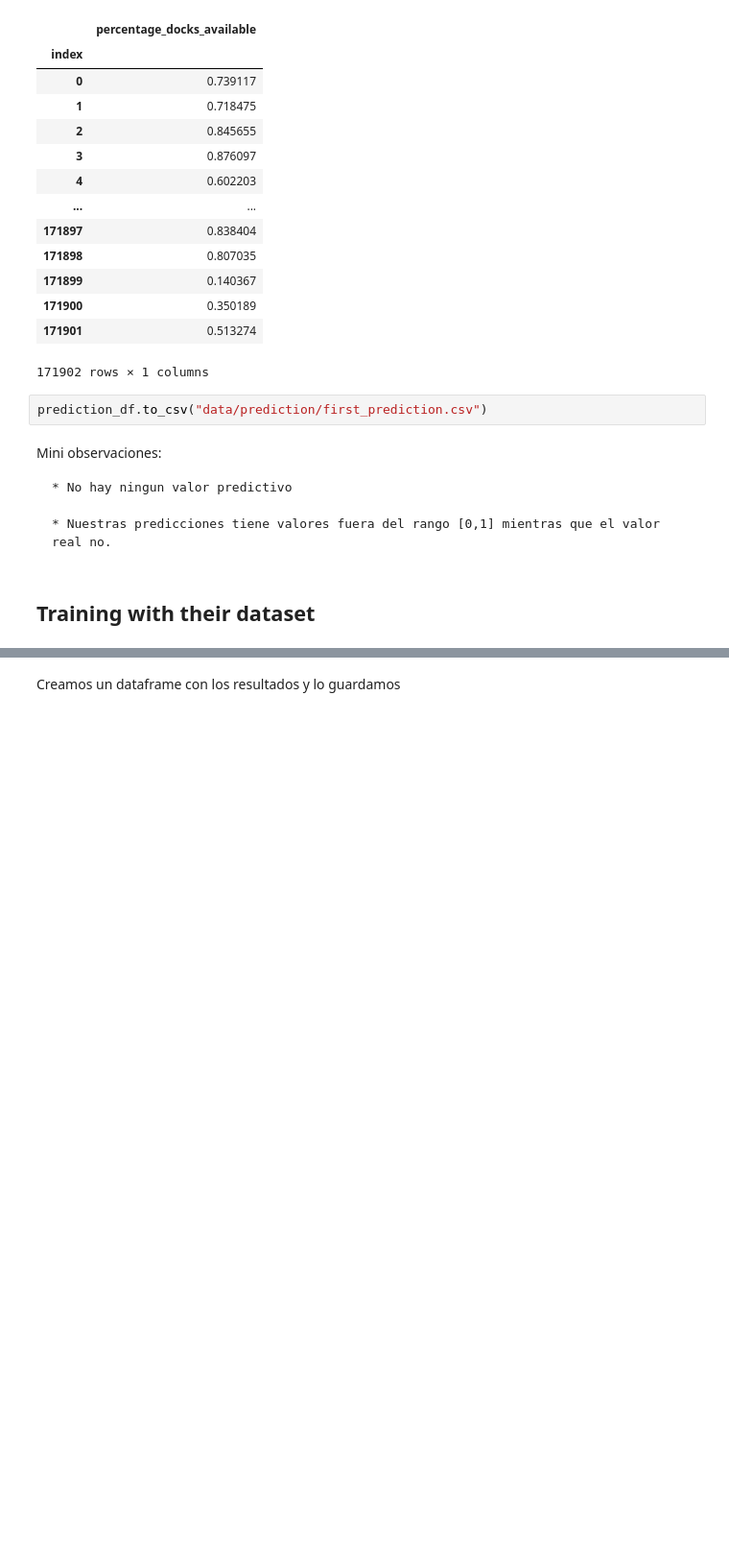
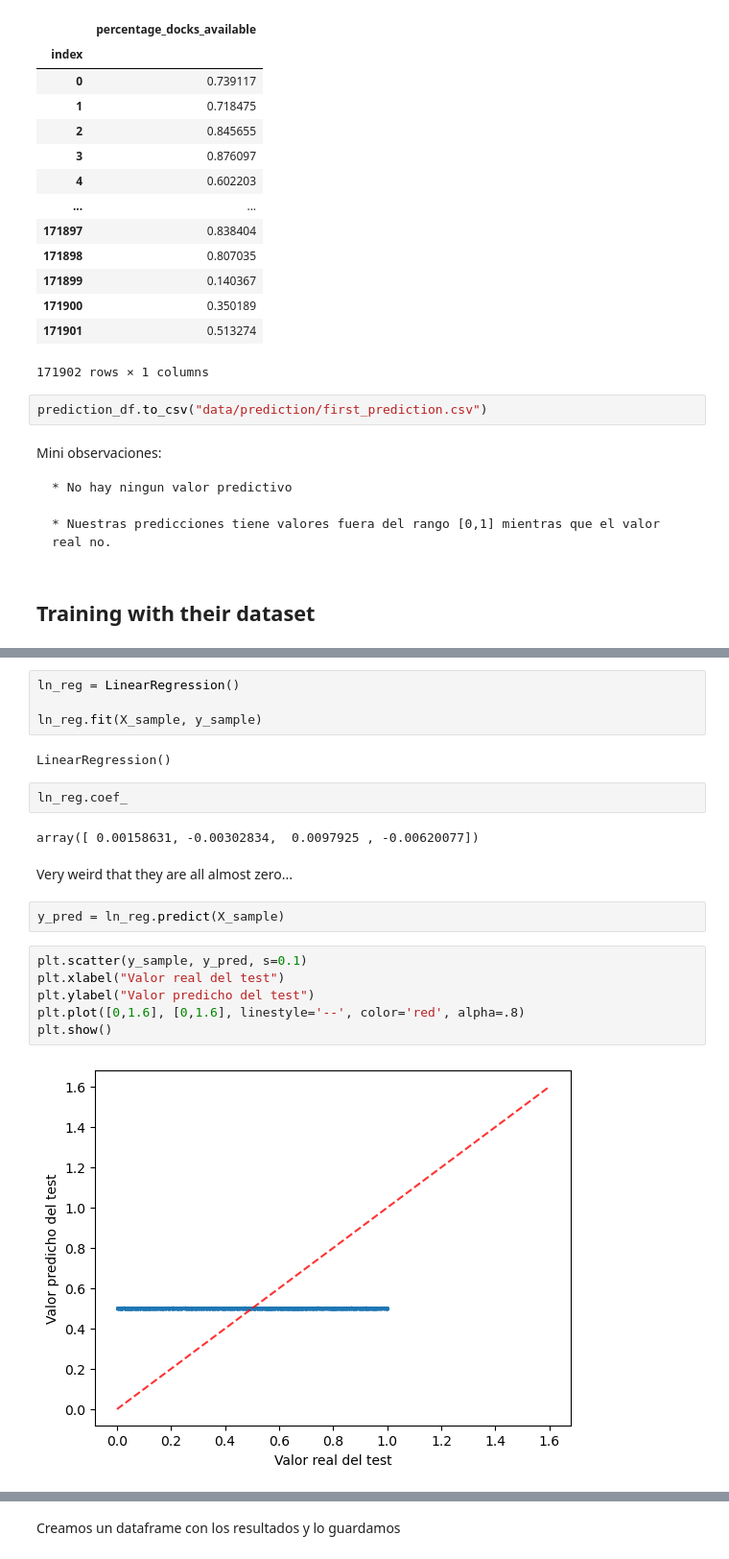
Before and after one commit to franmastromarino/ub-bicing-capstone-project, a Jupyter notebook: training.ipynb, the cells around one changed output, grey strips where cells are left out. Shown at 96% size. Cells and saved outputs as stored; diff of their text form; blank space fills up the shorter version.

```diff
--- a/training.ipynb
+++ b/training.ipynb
@@ -224,0 +264,22 @@ y_sample = sample_submission_df['percentage_docks_available']
+# %%
+ln_reg = LinearRegression()
+
+ln_reg.fit(X_sample, y_sample)
+# %% [output]
+LinearRegression()
+# %%
+ln_reg.coef_
+# %% [output]
+array([ 0.00158631, -0.00302834,  0.0097925 , -0.00620077])
+# %% [markdown]
+Very weird that they are all almost zero...
+# %%
+y_pred = ln_reg.predict(X_sample)
+# %%
+plt.scatter(y_sample, y_pred, s=0.1)
+plt.xlabel("Valor real del test")
+plt.ylabel("Valor predicho del test")
+plt.plot([0,1.6], [0,1.6], linestyle='--', color='red', alpha=.8)
+plt.show()
+# %% [output]
+[figure, added]
```
Also changed, not shown: parts of 34 cells of this notebook.
